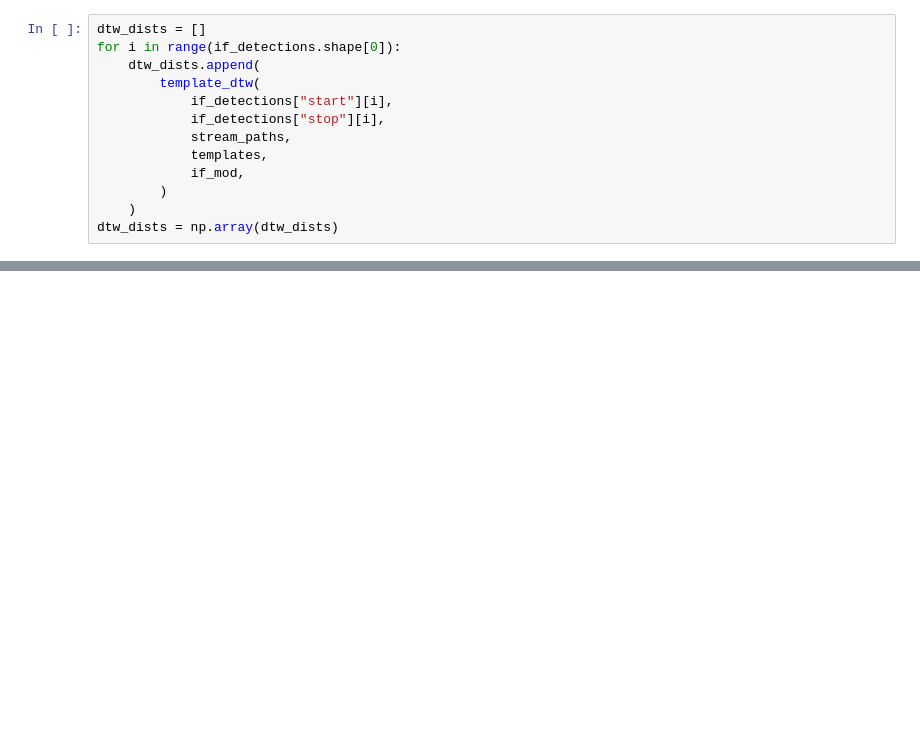
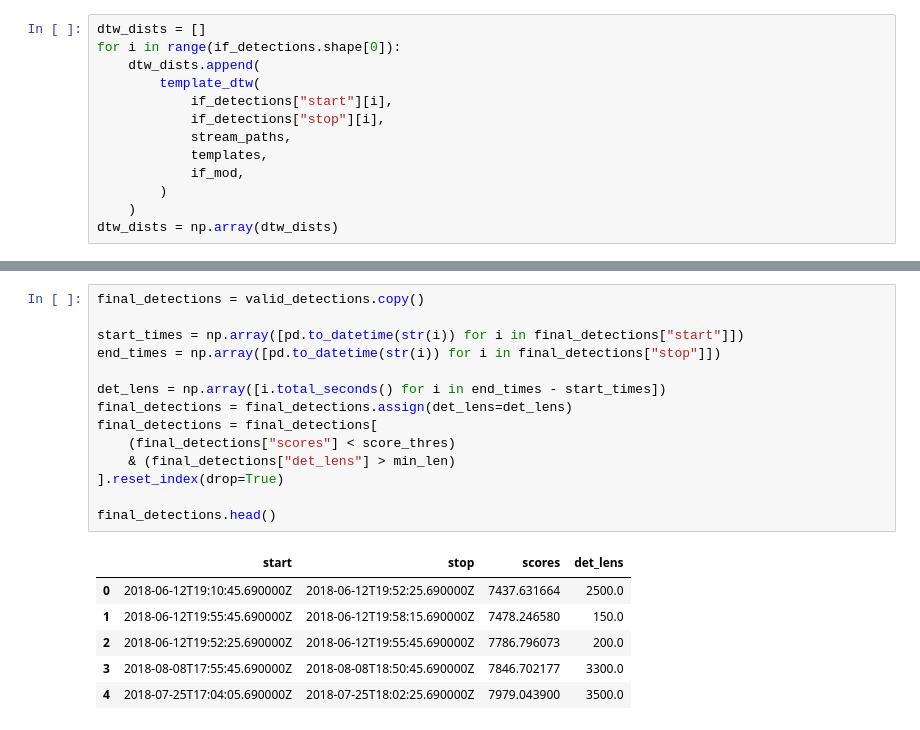
Before and after one commit to FKamper/seismic-isolation-forest, a Jupyter notebook: notebooks/dtw_illustration.ipynb, the cells around one changed output, grey strips where cells are left out. Saved outputs shown, nothing was run; the diff lists cells and outputs as text; blank space fills up the shorter version.

```diff
--- a/notebooks/dtw_illustration.ipynb
+++ b/notebooks/dtw_illustration.ipynb
@@ -72,0 +102,21 @@ dtw_dists = np.array(dtw_dists)
+# %%
+final_detections = valid_detections.copy()
+
+start_times = np.array([pd.to_datetime(str(i)) for i in final_detections["start"]])
+end_times = np.array([pd.to_datetime(str(i)) for i in final_detections["stop"]])
+
+det_lens = np.array([i.total_seconds() for i in end_times - start_times])
+final_detections = final_detections.assign(det_lens=det_lens)
+final_detections = final_detections[
+    (final_detections["scores"] < score_thres)
+    & (final_detections["det_lens"] > min_len)
+].reset_index(drop=True)
+
+final_detections.head()
+# %% [output]
+|  | start | stop | scores | det_lens |
+| 0 | 2018-06-12T19:10:45.690000Z | 2018-06-12T19:52:25.690000Z | 7437.631664 | 2500.0 |
+| 1 | 2018-06-12T19:55:45.690000Z | 2018-06-12T19:58:15.690000Z | 7478.246580 | 150.0 |
+| 2 | 2018-06-12T19:52:25.690000Z | 2018-06-12T19:55:45.690000Z | 7786.796073 | 200.0 |
+| 3 | 2018-08-08T17:55:45.690000Z | 2018-08-08T18:50:45.690000Z | 7846.702177 | 3300.0 |
+| 4 | 2018-07-25T17:04:05.690000Z | 2018-07-25T18:02:25.690000Z | 7979.043900 | 3500.0 |
```
Also changed, not shown: parts of 8 cells of this notebook.
